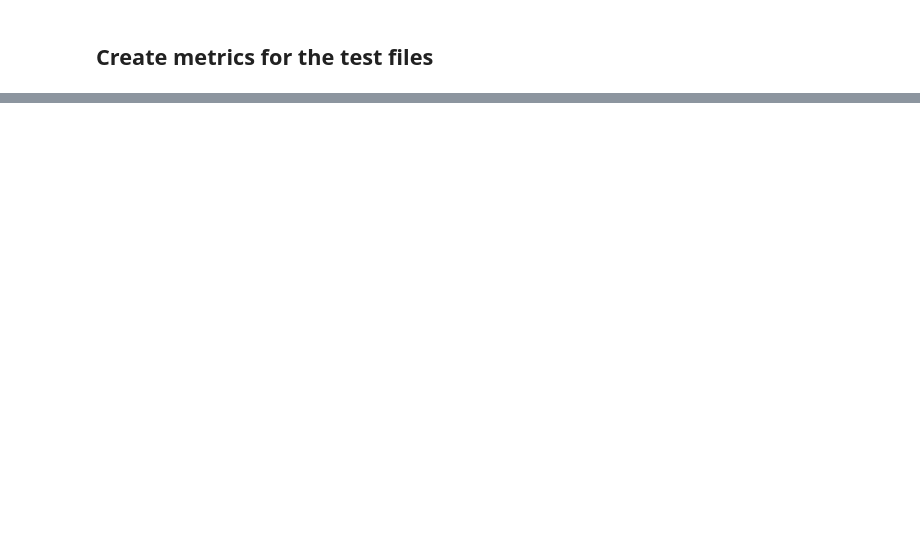
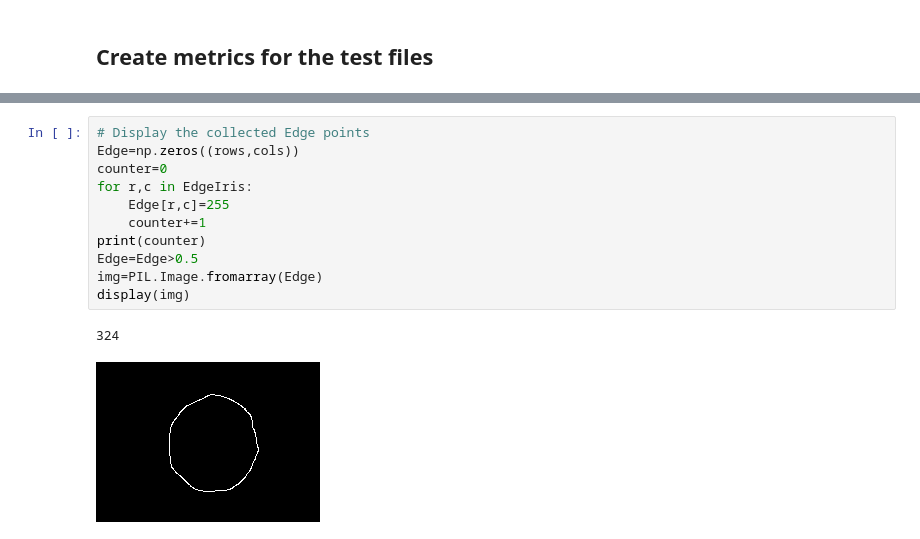
Before and after one commit to andreymathcanary/BioTrillion, a Jupyter notebook: ApplyModelAndGenerateResults.ipynb, the cells around one changed output, grey strips where cells are left out. Drawn from its saved outputs; the diff is of its cells as text; blank space fills up the shorter version.

```diff
--- a/ApplyModelAndGenerateResults.ipynb
+++ b/ApplyModelAndGenerateResults.ipynb
@@ -258,0 +365,14 @@ array([150, 255, 255, 255, 255, 255, 255, 255, 255, 255, 255, 255, 255,
+# %%
+# Display the collected Edge points
+Edge=np.zeros((rows,cols))
+counter=0
+for r,c in EdgeIris:
+    Edge[r,c]=255
+    counter+=1
+print(counter)
+Edge=Edge>0.5
+img=PIL.Image.fromarray(Edge)
+display(img)
+# %% [output]
+324
+[figure, added]
```
Also changed, not shown: parts of 21 cells of this notebook, 1 other file.
